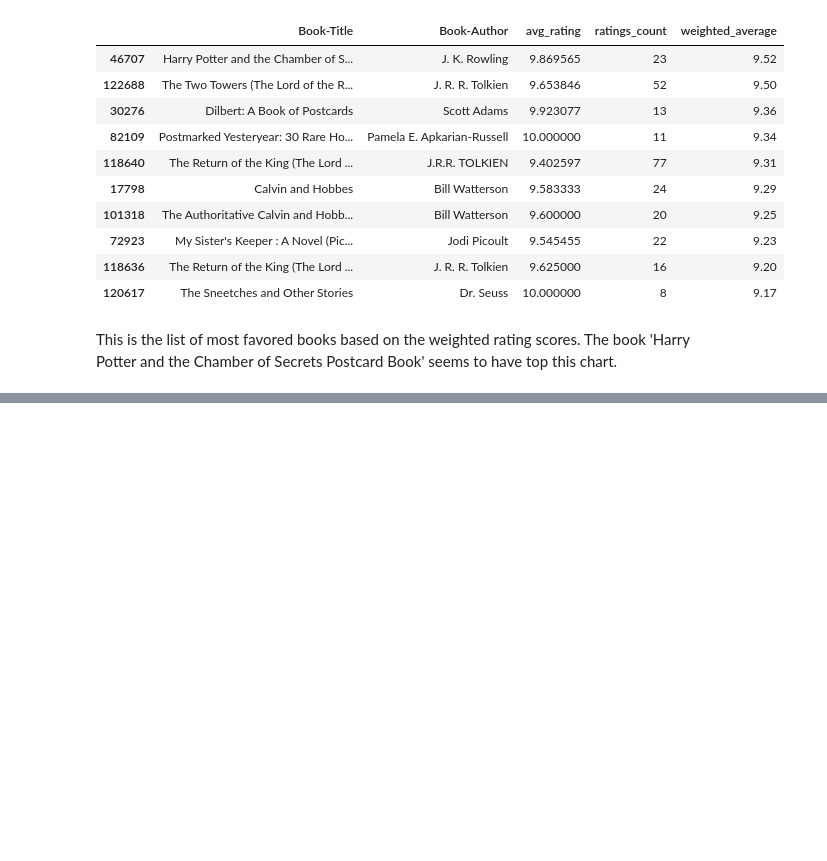
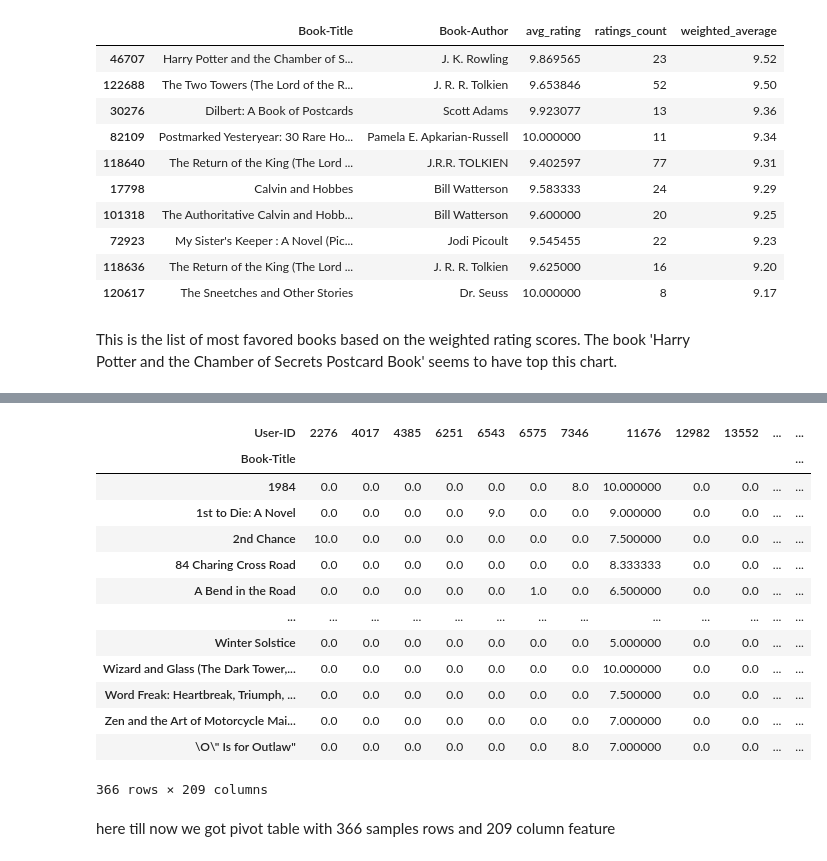
Before and after one commit to kavyas1989/Book-Recommendation-System, a Jupyter notebook: BookRecommendationSystem.ipynb, the cells around one changed output, grey strips where cells are left out. Drawn from its saved outputs; the diff is of its cells as text; code cells hidden in the pictures; blank space fills up the shorter version.

```diff
--- a/BookRecommendationSystem.ipynb
+++ b/BookRecommendationSystem.ipynb
@@ -860,0 +920,4 @@ This is the list of most favored books based on the weighted rating scores. The
+# %%
+# Boolean indexing. Extracting true values only.
+famous_book = y[y].index
+famous_book
@@ -860,0 +940,2 @@ This is the list of most favored books based on the weighted rating scores. The
+# %%
+final_ratings = filtered_ratings[filtered_ratings["Book-Title"].isin(famous_book)]
@@ -860,0 +959,25 @@ This is the list of most favored books based on the weighted rating scores. The
+# %%
+# creating a pivot table where book rating is more than  and users have rated more than  books
+frpvtable = final_ratings.pivot_table(index="Book-Title", columns = "User-ID", values = "Book-Rating")
+# %%
+# filling null values with 0
+frpvtable.fillna(0, inplace = True)
+# %%
+frpvtable
+# %% [output]
+| User-ID | 2276 | 4017 | 4385 | 6251 | 6543 | 6575 | 7346 | 11676 | 12982 | 13552 | ... | ... |
+| Book-Title |  |  |  |  |  |  |  |  |  |  |  | ... |
+| 1984 | 0.0 | 0.0 | 0.0 | 0.0 | 0.0 | 0.0 | 8.0 | 10.000000 | 0.0 | 0.0 | ... | ... |
+| 1st to Die: A Novel | 0.0 | 0.0 | 0.0 | 0.0 | 9.0 | 0.0 | 0.0 | 9.000000 | 0.0 | 0.0 | ... | ... |
+| 2nd Chance | 10.0 | 0.0 | 0.0 | 0.0 | 0.0 | 0.0 | 0.0 | 7.500000 | 0.0 | 0.0 | ... | ... |
+| 84 Charing Cross Road | 0.0 | 0.0 | 0.0 | 0.0 | 0.0 | 0.0 | 0.0 | 8.333333 | 0.0 | 0.0 | ... | ... |
+| A Bend in the Road | 0.0 | 0.0 | 0.0 | 0.0 | 0.0 | 1.0 | 0.0 | 6.500000 | 0.0 | 0.0 | ... | ... |
+| ... | ... | ... | ... | ... | ... | ... | ... | ... | ... | ... | ... | ... |
+| Winter Solstice | 0.0 | 0.0 | 0.0 | 0.0 | 0.0 | 0.0 | 0.0 | 5.000000 | 0.0 | 0.0 | ... | ... |
+| Wizard and Glass (The Dark Tower,... | 0.0 | 0.0 | 0.0 | 0.0 | 0.0 | 0.0 | 0.0 | 10.000000 | 0.0 | 0.0 | ... | ... |
+| Word Freak: Heartbreak, Triumph, ... | 0.0 | 0.0 | 0.0 | 0.0 | 0.0 | 0.0 | 0.0 | 7.500000 | 0.0 | 0.0 | ... | ... |
+| Zen and the Art of Motorcycle Mai... | 0.0 | 0.0 | 0.0 | 0.0 | 0.0 | 0.0 | 0.0 | 7.000000 | 0.0 | 0.0 | ... | ... |
+| \O\" Is for Outlaw" | 0.0 | 0.0 | 0.0 | 0.0 | 0.0 | 0.0 | 8.0 | 7.000000 | 0.0 | 0.0 | ... | ... |
+366 rows × 209 columns
+# %% [markdown]
+here till now we got pivot table with 366 samples rows and 209 column feature
```
Also changed, not shown: parts of 19 cells of this notebook.
